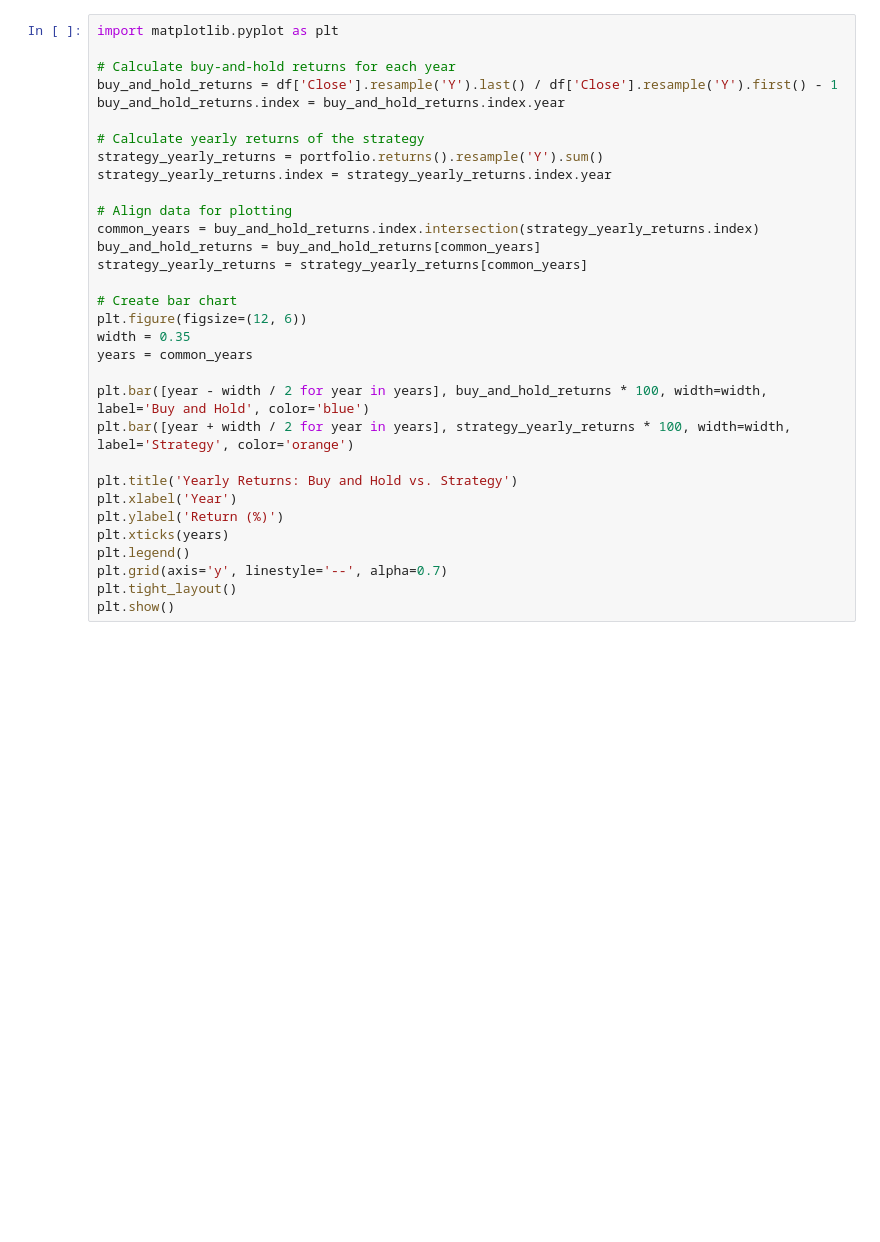
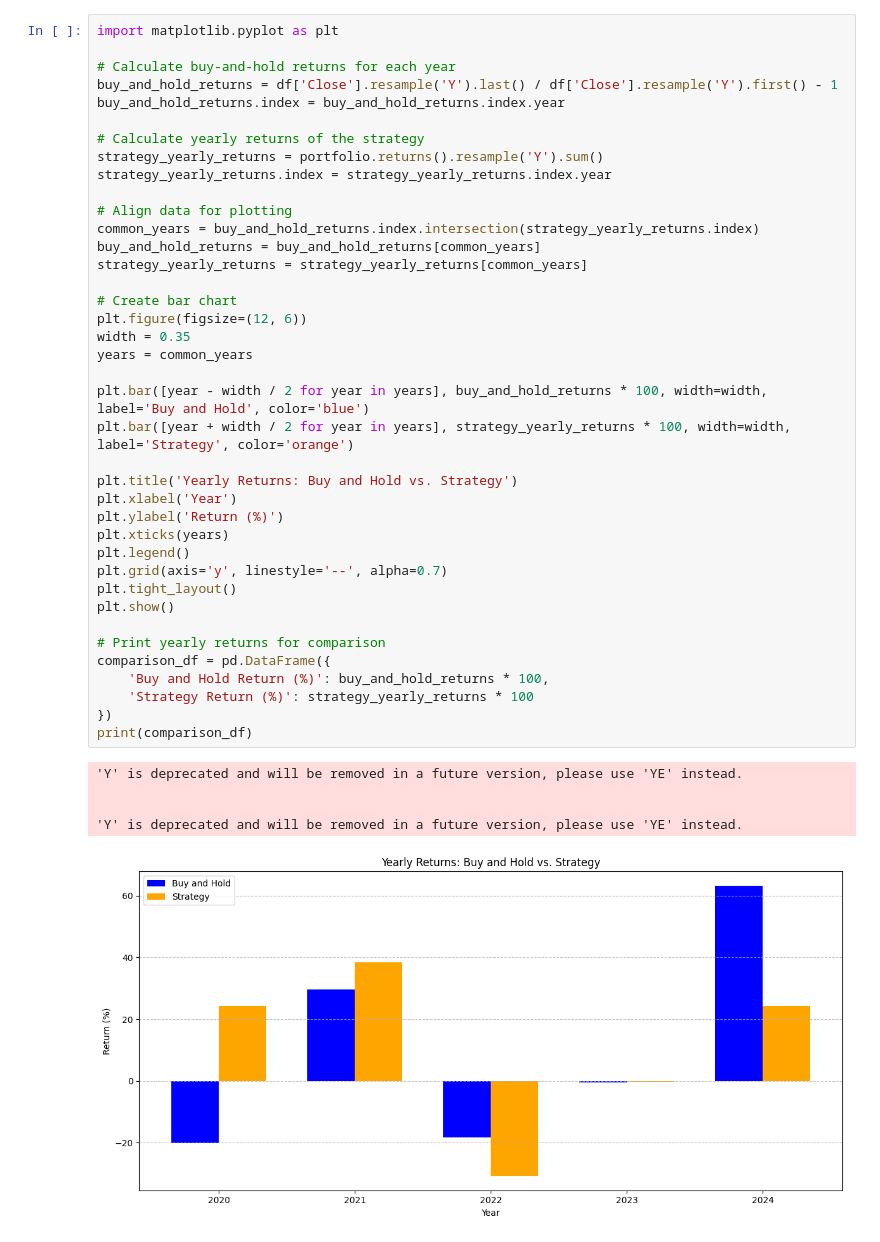
Before and after one commit to kridtapon/WFO-HMA-STC, a Jupyter notebook: WFO_HMA+STC.ipynb, the cells around one changed output. Saved outputs shown, nothing was run; the diff lists cells and outputs as text; blank space fills up the shorter version.

```diff
--- a/WFO_HMA+STC.ipynb
+++ b/WFO_HMA+STC.ipynb
@@ -246,30 +246,43 @@ import matplotlib.pyplot as plt
 
 # Calculate buy-and-hold returns for each year
 buy_and_hold_returns = df['Close'].resample('Y').last() / df['Close'].resample('Y').first() - 1
 buy_and_hold_returns.index = buy_and_hold_returns.index.year
 
 # Calculate yearly returns of the strategy
 strategy_yearly_returns = portfolio.returns().resample('Y').sum()
 strategy_yearly_returns.index = strategy_yearly_returns.index.year
 
 # Align data for plotting
 common_years = buy_and_hold_returns.index.intersection(strategy_yearly_returns.index)
 buy_and_hold_returns = buy_and_hold_returns[common_years]
 strategy_yearly_returns = strategy_yearly_returns[common_years]
 
 # Create bar chart
 plt.figure(figsize=(12, 6))
 width = 0.35
 years = common_years
 
 plt.bar([year - width / 2 for year in years], buy_and_hold_returns * 100, width=width, label='Buy and Hold', color='blue')
 plt.bar([year + width / 2 for year in years], strategy_yearly_returns * 100, width=width, label='Strategy', color='orange')
 
 plt.title('Yearly Returns: Buy and Hold vs. Strategy')
 plt.xlabel('Year')
 plt.ylabel('Return (%)')
 plt.xticks(years)
 plt.legend()
 plt.grid(axis='y', linestyle='--', alpha=0.7)
 plt.tight_layout()
 plt.show()
+
+# Print yearly returns for comparison
+comparison_df = pd.DataFrame({
+    'Buy and Hold Return (%)': buy_and_hold_returns * 100,
+    'Strategy Return (%)': strategy_yearly_returns * 100
+})
+print(comparison_df)
+# %% [output]
+'Y' is deprecated and will be removed in a future version, please use 'YE' instead.
+
+
+'Y' is deprecated and will be removed in a future version, please use 'YE' instead.
+[figure, added]
```
Also changed, not shown: parts of 1 cell of this notebook.
